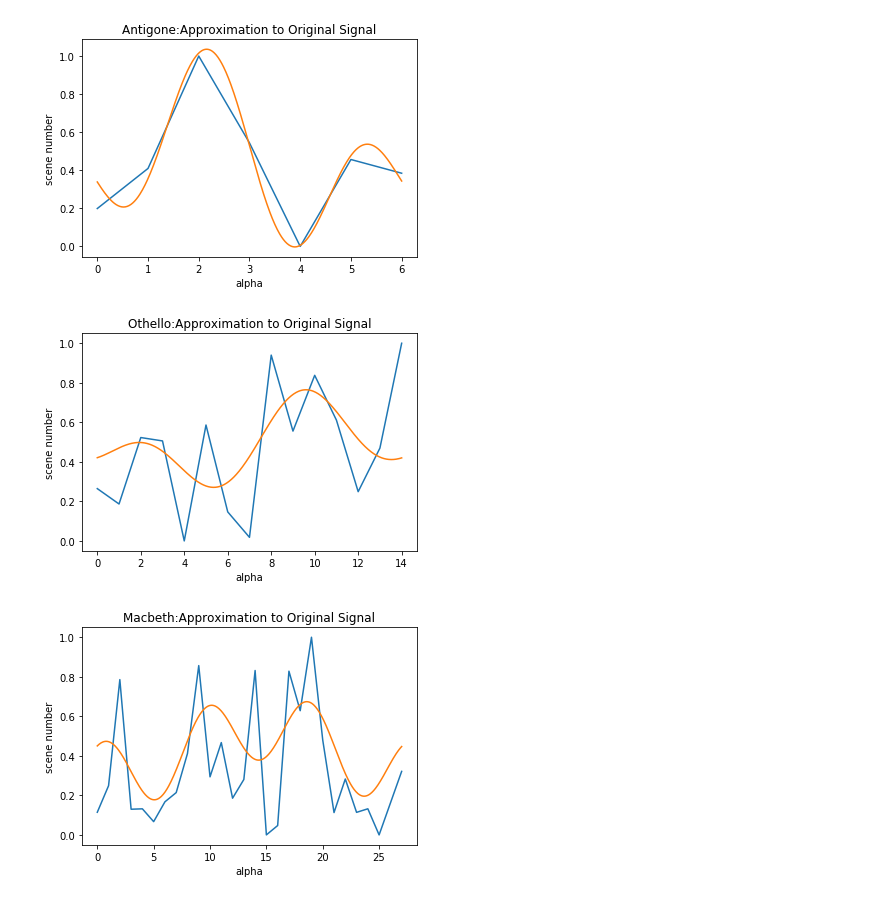
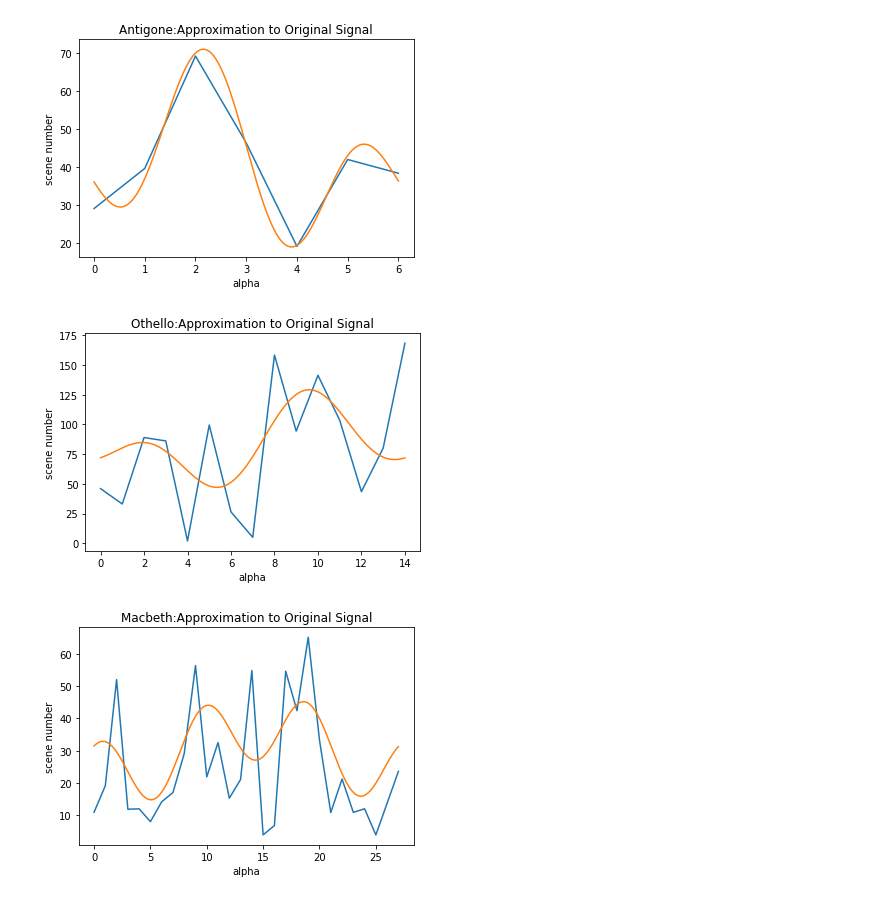
Before and after one commit to ogrenenmakine/Analyses-of-Dramatic-Network-Simulations-by-Using-Markov-Chains, a Jupyter notebook: Visualization.ipynb, the cells around one changed output. Cells and saved outputs as stored; diff of their text form; code cells hidden in the pictures.

```diff
--- a/Visualization.ipynb
+++ b/Visualization.ipynb
@@ -45,14 +47,14 @@ y = (y-min(y))/(max(y)-min(y))
 recomb = decompose_fft(Y_,0.05)
 
 # Plotting the Graph
-plt.plot(x, y)
-plt.plot(X_, recomb)
+plt.plot(x, y*(y_max-y_min)+y_min)
+plt.plot(X_, recomb*(y_max-y_min)+y_min)
 plt.title("Antigone:Approximation to Original Signal")
 plt.xlabel("alpha")
 plt.ylabel("scene number")
 plt.show()
 # %% [output]
-[figure, old version]
+[figure, new version]
 # %%
 y = np.array([46.0196,
 33.0858,
@@ -80,14 +84,14 @@ y = (y-min(y))/(max(y)-min(y))
 recomb = decompose_fft(Y_,0.05)
 
 # Plotting the Graph
-plt.plot(x, y)
-plt.plot(X_, recomb)
+plt.plot(x, y*(y_max-y_min)+y_min)
+plt.plot(X_, recomb*(y_max-y_min)+y_min)
 plt.title("Othello:Approximation to Original Signal")
 plt.xlabel("alpha")
 plt.ylabel("scene number")
 plt.show()
 # %% [output]
-[figure, old version]
+[figure, new version]
 # %%
 y = np.array([10.9734,
 19.1775,
@@ -117,22 +121,24 @@ y = np.array([10.9734,
 3.9689,
 13.7918,
 23.6091])
+y_max = y.max()
+y_min = y.min()
 x = np.array(list(range(len(y))))
 # %%
 X_Y_Spline = make_interp_spline(x, y)
 X_ = np.linspace(x.min(), x.max(), inter)
 Y_ = X_Y_Spline(X_)
 Y_ = (Y_-min(Y_))/(max(Y_)-min(Y_))
 y = (y-min(y))/(max(y)-min(y))
 
 recomb = decompose_fft(Y_,0.05)
 
 # Plotting the Graph
-plt.plot(x, y)
-plt.plot(X_, recomb)
+plt.plot(x, y*(y_max-y_min)+y_min)
+plt.plot(X_, recomb*(y_max-y_min)+y_min)
 plt.title("Macbeth:Approximation to Original Signal")
 plt.xlabel("alpha")
 plt.ylabel("scene number")
 plt.show()
 # %% [output]
-[figure, old version]
+[figure, new version]
```
Also changed, not shown: parts of 2 cells of this notebook, 2 other files.
